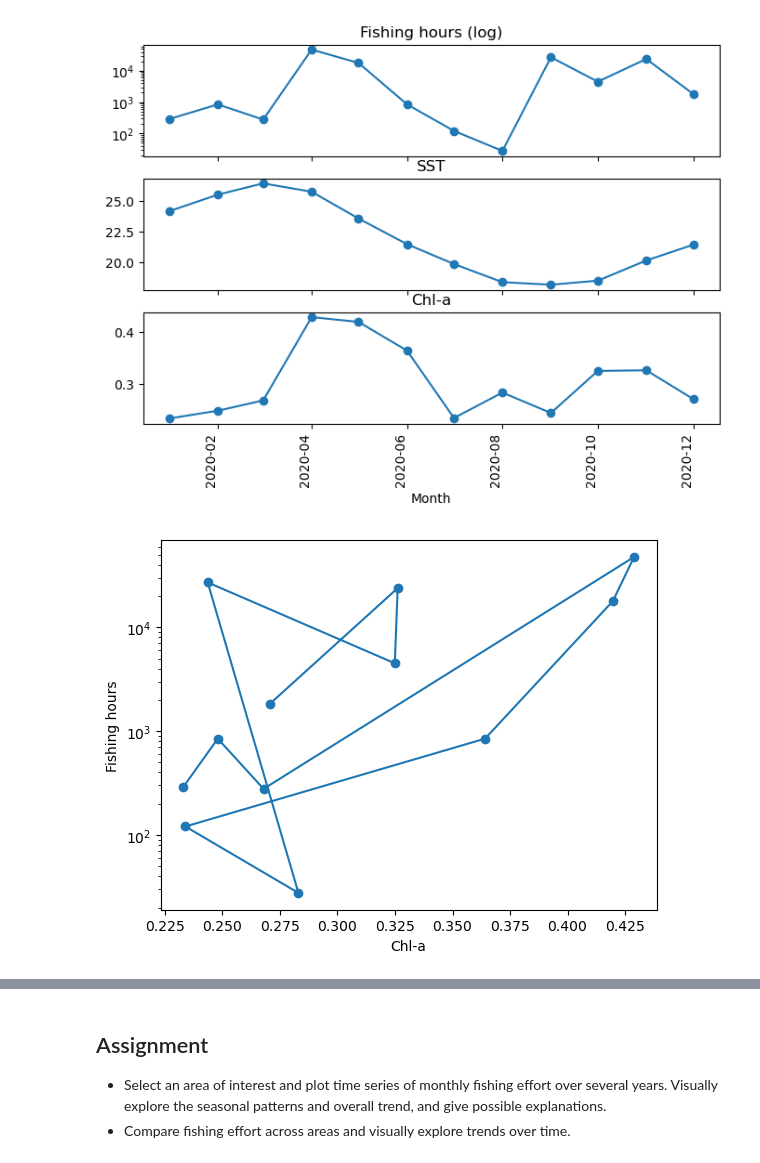
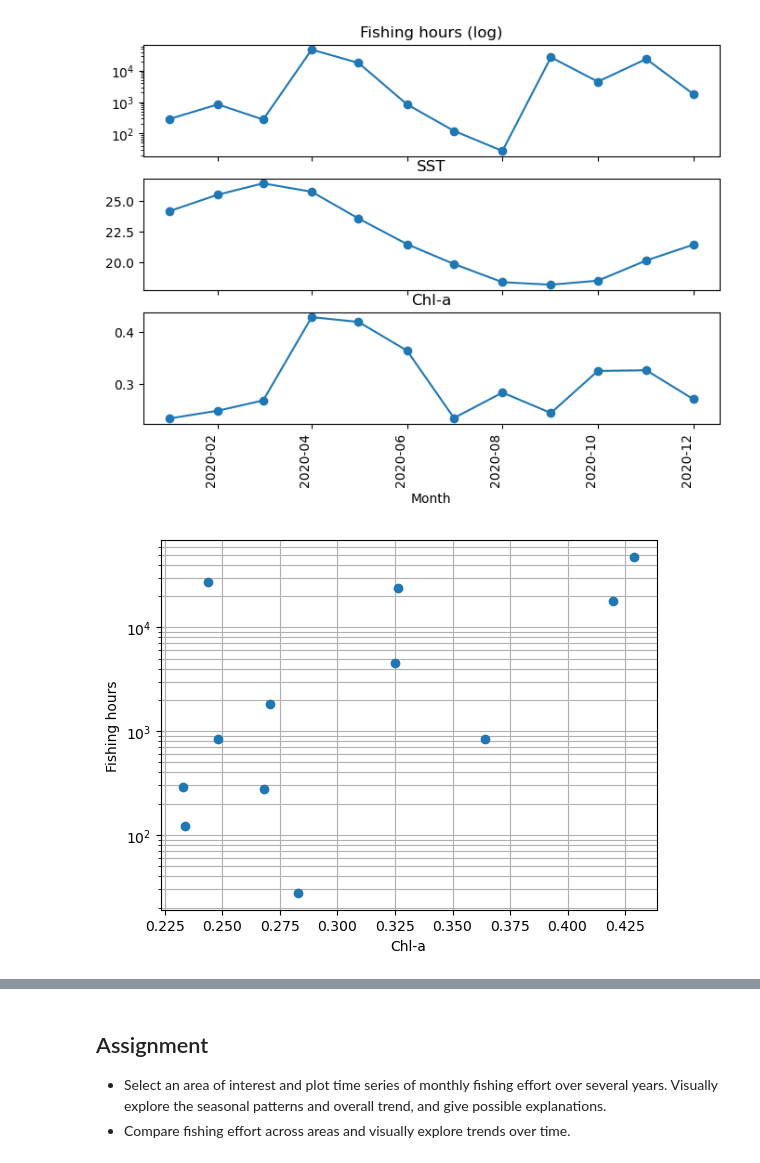
Before and after one commit to envgp/taking_the_pulse_ocean, a Jupyter notebook: notebooks/pulse_ocean.ipynb, the cells around one changed output, grey strips where cells are left out. Saved outputs shown, nothing was run; the diff lists cells and outputs as text; code cells hidden in the pictures.

```diff
--- a/notebooks/pulse_ocean.ipynb
+++ b/notebooks/pulse_ocean.ipynb
@@ -392,10 +417,11 @@ plt.show()
 [figure]
 # %%
 ax = plt.subplot()
-ax.plot('chlor_a', 'fishing_hour', data=summary, marker='o')
+ax.plot('chlor_a', 'fishing_hour', data=summary, marker='o', linestyle='None')
 ax.set_xlabel('Chl-a')
 ax.set_ylabel('Fishing hours')
 ax.set_yscale('log')
+ax.grid(True, which='both')
 plt.show()
 # %% [output]
-[figure, old version]
+[figure, new version]
```
Also changed, not shown: parts of 11 cells of this notebook.
